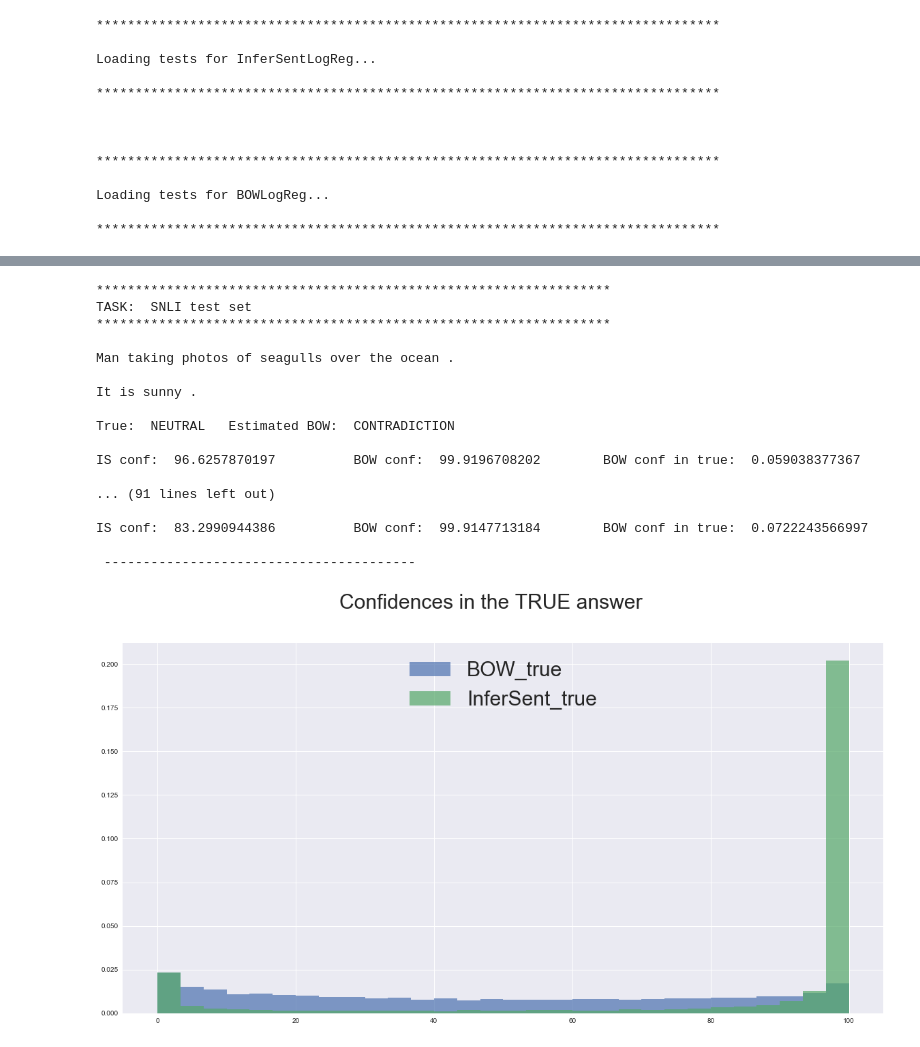
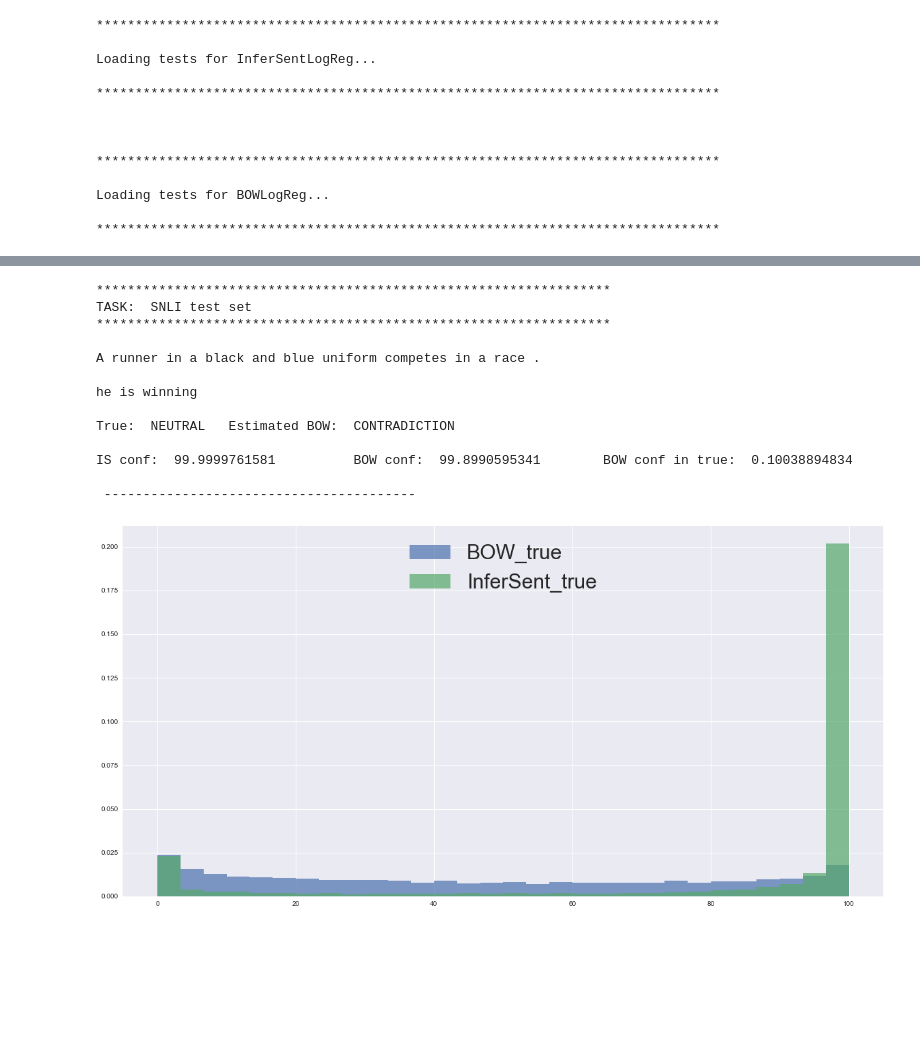
Before and after one commit to ishita-dg/ScrambleTests, a Jupyter notebook: AnalyzeTests.ipynb, the cells around one changed output, grey strips where cells are left out. Cells and saved outputs as stored; diff of their text form; code cells hidden in the pictures; blank space fills up the shorter version.

```diff
--- a/AnalyzeTests.ipynb
+++ b/AnalyzeTests.ipynb
@@ -14,7 +14,7 @@ Scram = False
 if Scram:
     tasks = ['adjr', 'comp', 'ncon', 'subjv', 'temp', 'verb']
 else:
-    tasks = ['test', 'dev']
+    tasks = ['test']
 map_name = {'adjr' : 'Adjective-Reference binding', 'comp': 'Comparisons',
             'temp': 'Temporal ordering', 'subjv': 'Subject-Verb binding',
            'ncon': 'Negating a Condition', 'verb': 'Verb Symmetry',
@@ -87,8 +87,8 @@ Loading tests for BOWLogReg...
 def plot_hist(data):
     # Create the bar plot
     ax = sns.countplot(
-        x="est",
-        hue="true",
+        x="true",
+        hue="est",
         order=["CONTRADICTION", "NEUTRAL", "ENTAILMENT"],
         hue_order=["CONTRADICTION", "NEUTRAL", "ENTAILMENT"],
         data=data)
@@ -99,29 +99,30 @@ for model in all_results:
     if Scram:
         plt.figure(figsize=(15, 15))
     else:
-        plt.figure(figsize=(20,10))
+        plt.figure(figsize=(len(tasks)*7,7))
     for i, task in enumerate(all_results[model]):
         if Scram:
             plt.subplot(3,2,i+1)
         else:
-            plt.subplot(1,2,i+1)
+            plt.subplot(1,len(tasks),i+1)
         a, b = plot_hist(all_results[model][task])
 #         lim = max(np.concatenate((np.bincount(all_results[model][task]['est']), np.bincount(all_results[model][task]['true']))))*1.4
 #         plt.ylim([0,lim])
-        plt.legend(loc='upper right', fontsize = 10)
+        legend = plt.legend(loc='upper right', fontsize = 14, title = "Predicted label")
+        legend.get_title().set_fontsize('12') #legend 'Title' fontsize
         b.set_title('Task = {0}'.format(map_name[task]), fontsize = 20)
         h, x, y = np.histogram2d([label2id[x.strip()] for x in all_results[model][task]['est']],
                                  [label2id[x.strip()] for x in all_results[model][task]['true']],
                                 bins = [-0.1, 0.9, 1.9, 2.9])
         lim = max(np.concatenate((np.bincount([label2id[x.strip()] for x in all_results[model][task]['est']]),
                                   np.bincount([label2id[x.strip()] for x in all_results[model][task]['true']])
-                                 )))*1.4
+                                 )))*1.1
         b.set_ylim([0,lim])
-        b.set_xlabel("Estimated label", fontsize = 18)
+        b.set_xlabel("True label", fontsize = 18)
 
     plt.tight_layout()
     plt.subplots_adjust(top=0.85)
-    plt.suptitle('{0}: Histograms of all classifications'.format(model), fontsize = 20)
+#     plt.suptitle('{0}: Histograms of all classifications'.format(model), fontsize = 20)
     if Scram:
         plt.savefig('figures/'+ '{0}HistAll'.format(model))
     else:
@@ -132,11 +133,12 @@ for model in all_results:
 # %%
 n_task = 0
-N = 5
-if Scram:
-    tasks0 = ['comp', 'ncon', 'subjv', 'verb']
-else:
-    tasks0 = tasks
+N = 1
+# if Scram:
+#     tasks0 = ['comp', 'ncon', 'subjv', 'verb']
+# else:
+#     tasks0 = tasks
 
+tasks0 = tasks
 for task in tasks0:
     n_task +=1
 
@@ -156,8 +158,8 @@ for task in tasks0:
     conf_B_intrue = np.array([100*all_results['BOW'+classifier][task]['est_conf'][i][label2id[j]] for i, j in enumerate(tru)])
     conf_I_intrue = np.array([100*all_results['InferSent'+classifier][task]['est_conf'][i][label2id[j]] for i, j in enumerate(tru)])
 
-    diff_con = conf_I - conf_B
-    diff_con = conf_B
+    diff_con = conf_I + conf_B
+#     diff_con = conf_B
     order = np.argsort(-diff_con)
 
 
@@ -180,50 +182,46 @@ for task in tasks0:
 TASK:  SNLI test set
 ******************************************************************
 
-Man taking photos of seagulls over the ocean .
+A runner in a black and blue uniform competes in a race .
 
-It is sunny .
+he is winning
 
 True:  NEUTRAL   Estimated BOW:  CONTRADICTION
 
-IS conf:  96.6257870197          BOW conf:  99.9196708202        BOW conf in true:  0.059038377367
-
-... (91 lines left out)
-
-IS conf:  83.2990944386          BOW conf:  99.9147713184        BOW conf in true:  0.0722243566997
+IS conf:  99.9999761581          BOW conf:  99.8990595341        BOW conf in true:  0.10038894834
 
  ----------------------------------------
 # %%
 #create figure for confidences agregated across task and label
 plt.figure(figsize=(20, 10))
 n_task = 0
 N = 10
 all_conf_B_intrue = np.array([])
 all_conf_I_intrue = np.array([])
 for task in tasks:
     tru = np.array(all_results['BOW'+classifier][task]['true'])
     est_B = np.array(all_results['BOW'+classifier][task]['est'])
     est_I = np.array(all_results['InferSent'+classifier][task]['est'])
 
     conf_B_intrue = np.array([100*all_results['BOW'+classifier][task]['est_conf'][i][label2id[j]] for i, j in enumerate(tru)])
     conf_I_intrue = np.array([100*all_results['InferSent'+classifier][task]['est_conf'][i][label2id[j]] for i, j in enumerate(tru)])
 
     all_conf_B_intrue = np.concatenate((all_conf_B_intrue, conf_B_intrue))
     all_conf_I_intrue = np.concatenate((all_conf_I_intrue, conf_I_intrue))
 plt.hist(all_conf_B_intrue, range = (0,100), normed = True, bins = 30, label = 'BOW_true', alpha = 0.7)
 plt.hist(all_conf_I_intrue, range = (0,100), normed = True, bins = 30, label = 'InferSent_true', alpha = 0.7)
 
 plt.legend(loc='upper center', fontsize = 30)
 
 
-plt.suptitle('Confidences in the TRUE answer', fontsize = 30)
+# plt.suptitle('Confidences in the TRUE answer', fontsize = 30)
 
 if Scram:
     plt.savefig("figures/conf_in_true")
 else:
     plt.savefig("figures/SNLIconf_in_true")
 # %% [output]
-[figure, old version]
+[figure, new version]
 # %%
 #create figure for confidences split across task and label
 for name in names:
```
Also changed, not shown: parts of 2 cells of this notebook, 12 other files.
